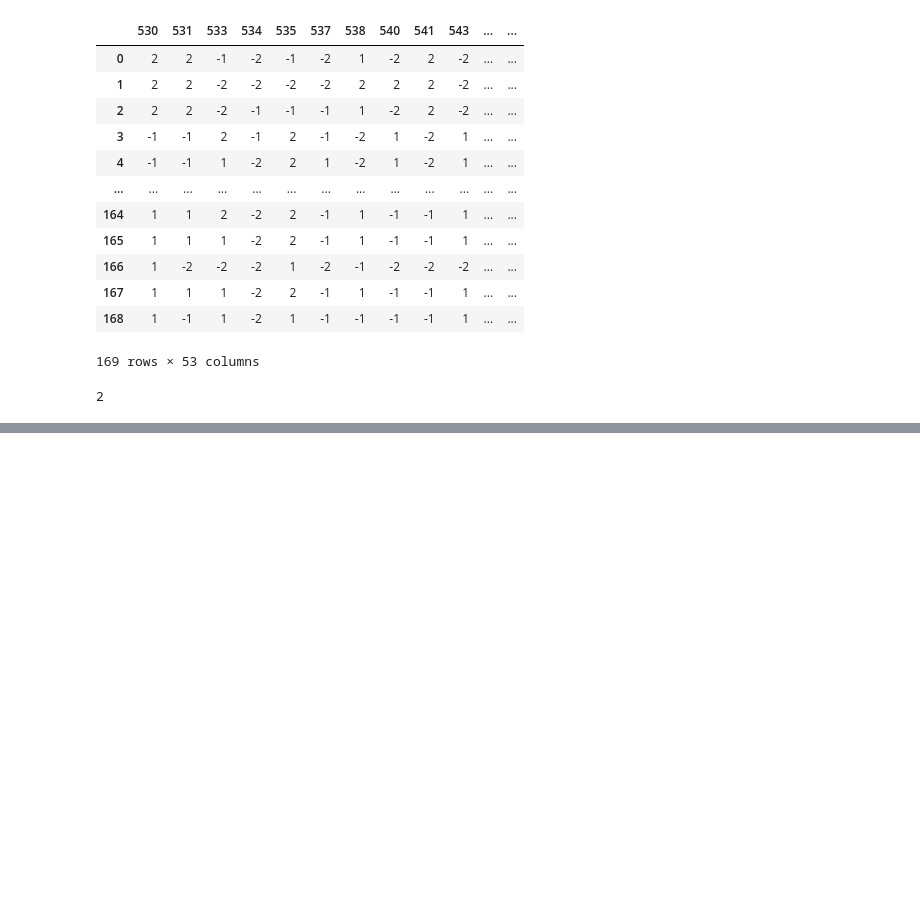
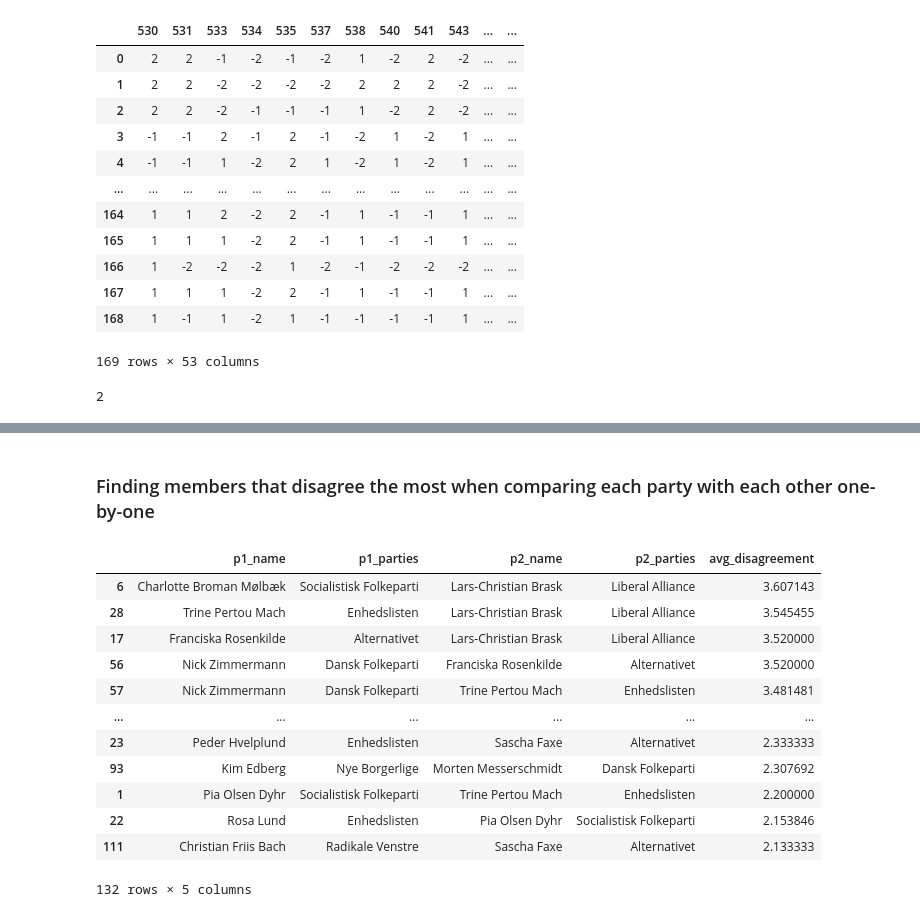
Before and after one commit to michaelbui99/mal-assignment-4, a Jupyter notebook: Assignment.ipynb, the cells around one changed output, grey strips where cells are left out. Drawn from its saved outputs; the diff is of its cells as text; code cells hidden in the pictures; blank space fills up the shorter version.

```diff
--- a/Assignment.ipynb
+++ b/Assignment.ipynb
@@ -1258,0 +1278,8 @@ Name: 126, dtype: object
+# %%
+all_parties = elected_candidates_responses_df['parti'].unique()
+for party in all_parties:
+    print(f'Highest disagreement across all questions in party {party}')
+    inter_party_disagreement_df = disagreement_df[(disagreement_df['p1_party'] == party) & (disagreement_df['p2_party'] == party)]
+    inter_party_disagreement_df = inter_party_disagreement_df.sort_values(by = "avg_disagreement", axis=0, ascending=False)
+    highest_disagreement_row = inter_party_disagreement_df.iloc[0]
+    print(f'{highest_disagreement_row["p1_name"]} and {highest_disagreement_row["p2_name"]} --- {highest_disagreement_row["avg_disagreement"]}\n')
@@ -1258,0 +1304,45 @@ Name: 126, dtype: object
+# %% [markdown]
+### Finding members that disagree the most when comparing each party with each other one-by-one
+# %%
+comparison_df = pd.DataFrame()
+
+p1_names = []
+p2_names = []
+p1_parties = []
+p2_parties = []
+avg_disagreements = []
+
+all_parties = elected_candidates_responses_df['parti'].unique()
+for party in all_parties:
+    for other_party in all_parties:
+        if party == other_party: continue
+        # print(f'Highest disagreement across all questions when comparing {party} with {other_party}')
+        inter_party_disagreement_df = disagreement_df[(disagreement_df['p1_party'] == party) & (disagreement_df['p2_party'] == other_party)]
+        inter_party_disagreement_df = inter_party_disagreement_df.sort_values(by = "avg_disagreement", axis=0, ascending=False)
+        highest_disagreement_row = inter_party_disagreement_df.iloc[0]
+        p1_names.append(highest_disagreement_row['p1_name'])
+        p1_parties.append(highest_disagreement_row['p1_party'])
+        p2_names.append(highest_disagreement_row['p2_name'])
+        p2_parties.append(highest_disagreement_row['p2_party'])
+        avg_disagreements.append(highest_disagreement_row['avg_disagreement'])
+        # print(f'{highest_disagreement_row["p1_name"]} and {highest_disagreement_row["p2_name"]} --- {highest_disagreement_row["avg_disagreement"]}\n')
+comparison_df['p1_name'] = pd.Series(p1_names)
+comparison_df['p1_parties'] = pd.Series(p1_parties)
+comparison_df['p2_name'] = pd.Series(p2_names)
+comparison_df['p2_parties'] = pd.Series(p2_parties)
+comparison_df['avg_disagreement'] = pd.Series(avg_disagreements)
+comparison_df.sort_values(by="avg_disagreement", axis=0, ascending=False)
+# %% [output]
+|  | p1_name | p1_parties | p2_name | p2_parties | avg_disagreement |
+| 6 | Charlotte Broman Mølbæk | Socialistisk Folkeparti | Lars-Christian Brask | Liberal Alliance | 3.607143 |
+| 28 | Trine Pertou Mach | Enhedslisten | Lars-Christian Brask | Liberal Alliance | 3.545455 |
+| 17 | Franciska Rosenkilde | Alternativet | Lars-Christian Brask | Liberal Alliance | 3.520000 |
+| 56 | Nick Zimmermann | Dansk Folkeparti | Franciska Rosenkilde | Alternativet | 3.520000 |
+| 57 | Nick Zimmermann | Dansk Folkeparti | Trine Pertou Mach | Enhedslisten | 3.481481 |
+| ... | ... | ... | ... | ... | ... |
+| 23 | Peder Hvelplund | Enhedslisten | Sascha Faxe | Alternativet | 2.333333 |
+| 93 | Kim Edberg | Nye Borgerlige | Morten Messerschmidt | Dansk Folkeparti | 2.307692 |
+| 1 | Pia Olsen Dyhr | Socialistisk Folkeparti | Trine Pertou Mach | Enhedslisten | 2.200000 |
+| 22 | Rosa Lund | Enhedslisten | Pia Olsen Dyhr | Socialistisk Folkeparti | 2.153846 |
+| 111 | Christian Friis Bach | Radikale Venstre | Sascha Faxe | Alternativet | 2.133333 |
+132 rows × 5 columns
```
Also changed, not shown: parts of 18 cells of this notebook.
